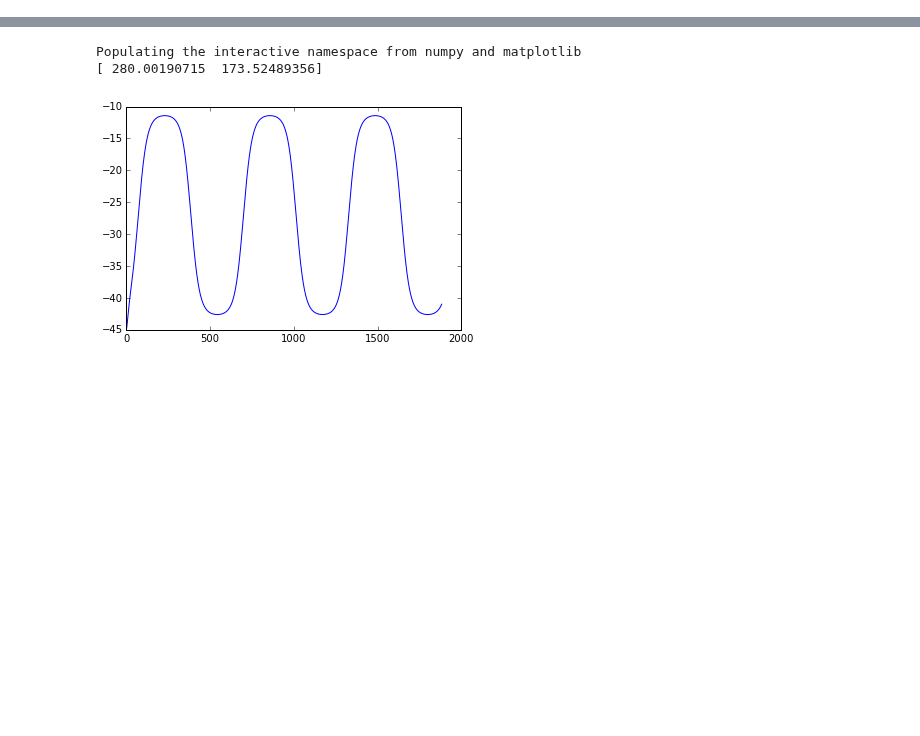
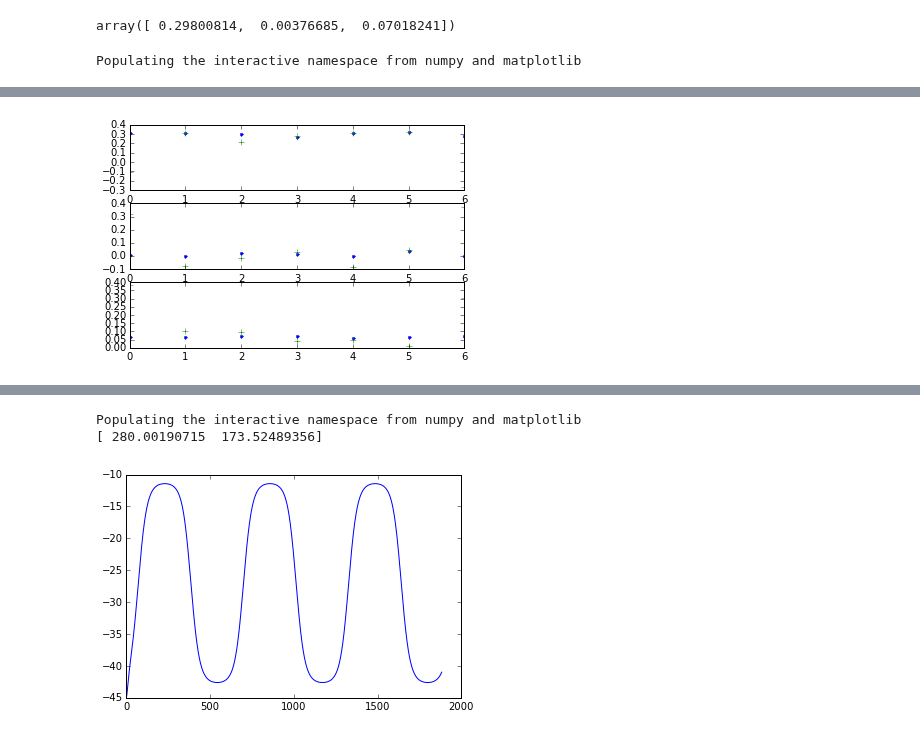
Before and after one commit to flowersteam/explauto, a Jupyter notebook: notebook/monte-ta-tete.ipynb, the cells around one changed output, grey strips where cells are left out. Cells and saved outputs as stored; diff of their text form; code cells hidden in the pictures; blank space fills up the shorter version.

```diff
--- a/notebook/monte-ta-tete.ipynb
+++ b/notebook/monte-ta-tete.ipynb
@@ -42,7 +44,7 @@ class PoppyEnv(PypotEnvironment):
         self.robot.goto_position(pos, self.move_duration, wait=True)
         #time.sleep(self.move_duration)
 
-        return self.get_vrep_obj_position('head_visual')[0]
+        return self.get_vrep_obj_position('head_visual') # [0]
 
     def reset(self):
         self.robot.reset_simulation()
@@ -77,4 +77,4 @@ class DmpAgent(Agent):
         self.current_m = y[-1, :]
         return y #y[:int(len(y) * ((n_bfs*2. - 1.)/(n_bfs*2.))), :] # [::100, :]
     def sensory_primitive(self, s):
-         return s[[-1]] # array([mean(s)]) #s[[-1]]
+         return s[-1] # array([mean(s)]) #s[[-1]]
@@ -80,0 +131,9 @@ class DmpAgent(Agent):
+# %%
+from explauto import SensorimotorModel, InterestModel
+from explauto.sensorimotor_model.nearest_neighbor import NearestNeighbor as Model
+#from explauto.sensorimotor_model.imle import ImleModel as Model
+from explauto.sensorimotor_model.imle import make_priors
+# sm = SensorimotorModel.from_configuration(poppy_ag_conf, 'ilo_gmm')
+sm = Model(poppy_ag_conf, sigma_ratio = 1./18.)
+im = InterestModel.from_configuration(poppy_ag_conf, poppy_ag_conf.s_dims, 'discretized_progress') #, 'low_card')
+ag = DmpAgent(None, None, poppy_ag_conf, sm, im)
@@ -80,0 +147,17 @@ class DmpAgent(Agent):
+# %%
+bootstap_range_div = 28.
+conf = make_configuration(ag.conf.m_mins/bootstap_range_div, ag.conf.m_maxs / bootstap_range_div, ag.conf.s_mins/bootstap_range_div, ag.conf.s_maxs/bootstap_range_div)
+#t_reset = 0.8
+from numpy.random import randn
+
+from explauto.utils import rand_bounds
+m_rand = rand_bounds(conf.m_bounds, n=4)
+for m in m_rand:
+    m[-n_dmps:] = default[:n_dmps] + motor_ranges * randn(n_dmps) / bootstap_range_div
+    mov = ag.motor_primitive(m)
+    s = env.update(mov)
+    ag.sensorimotor_model.update(m, s[-1])
+# %%
+s[-1]
+# %% [output]
+array([ 0.29800814,  0.00376685,  0.07018241])
@@ -80,0 +169,8 @@ class DmpAgent(Agent):
+# %%
+%pylab inline
+for d in range(env.conf.s_ndims):
+    subplot(3, 1, d+1)
+    plot(expe.log.logs['perception'][:, d], '.b')
+    plot(expe.log.logs['choice'][:, d], '+g')
+# %% [output]
+Populating the interactive namespace from numpy and matplotlib
@@ -80,0 +179 @@ class DmpAgent(Agent):
+[figure, added]
```
Also changed, not shown: parts of 25 cells of this notebook.
